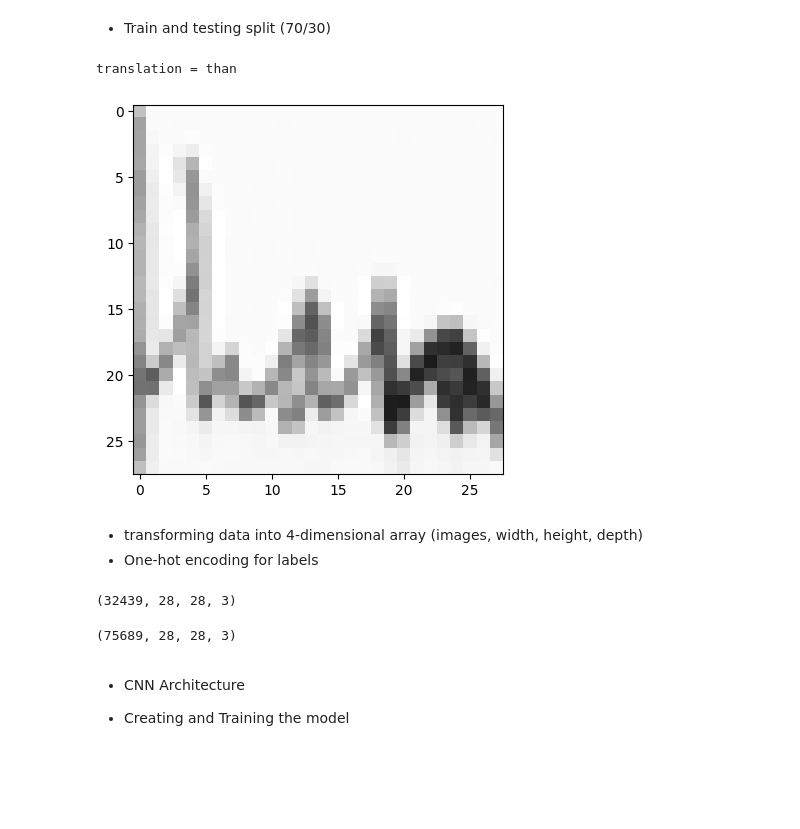
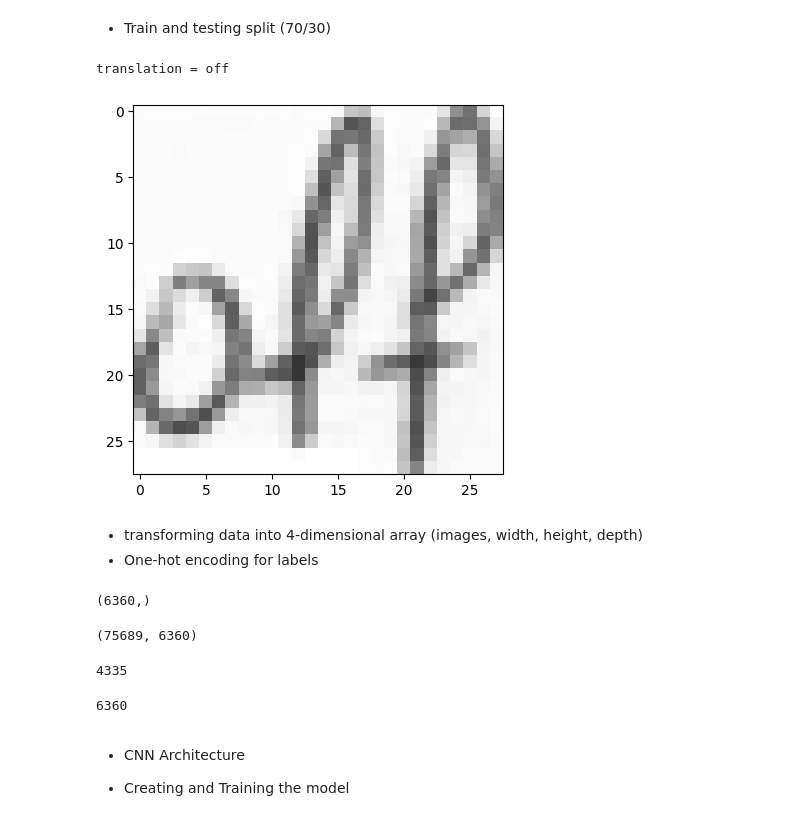
Before and after one commit to KazemZh/OCR_handwriting, a Jupyter notebook: notebooks/naive_CNN.ipynb, the cells around one changed output. Saved outputs shown, nothing was run; the diff lists cells and outputs as text; code cells hidden in the pictures; blank space fills up the shorter version.

Commit message:
Update preprocessing pipeline - label encoding, one-hot encoding, and class weights for imbalance handling

```diff
--- a/notebooks/naive_CNN.ipynb
+++ b/notebooks/naive_CNN.ipynb
@@ -69,11 +71,20 @@ print(df['transcription'].value_counts())
 min_samples = 2
 class_counts = df['transcription'].value_counts()
 classes_to_keep = class_counts[class_counts >= min_samples].index
-df_filtered = df[df['transcription'].isin(classes_to_keep)]
+df_filtered = df[df['transcription'].isin(classes_to_keep)].copy()
+# reset index after manipulation
+df_filtered.reset_index(drop=True, inplace=True)
 
 # Check transcription distribution after filtering
 print("Transcription distribution after filtering:")
 print(df_filtered['transcription'].value_counts())
+
+le = LabelEncoder()
+df_filtered['transcription_encoded'] = None
+df_filtered['transcription_encoded'] = le.fit_transform(df_filtered['transcription'])
+
+display(df_filtered.info())
+display(df_filtered.head())
 # %% [output]
 Transcription distribution before filtering:
 transcription
@@ -101,7 +119,7 @@ width, height = 28, 28  # Resize to 28x28
 for index, row in df_filtered.iterrows():
     image = Image.open(row['image_path']).convert('RGB').resize((width, height))
     X.append(np.array(image))
-    Y.append(row['transcription'])
+    Y.append(row['transcription_encoded'])
 
 X = np.array(X) / 255.0  # Normalize images
 print('Min: %.3f, Max: %.3f' % (X.min(), X.max()))
@@ -119,12 +137,13 @@ X_train, X_test, Y_train, Y_test = train_test_split(X, Y, test_size=0.3, random_
 # %%
 #Display a random image from the dataset (take any number from the random state)
 
-print('translation =',Y_train[1])
-plt.imshow(X_train[1])
+idx = df_filtered.loc[df_filtered['transcription_encoded'] == Y_train[0]].index[0]
+print('translation =', df_filtered['transcription'].iloc[idx])
+plt.imshow(X_train[0])
 plt.show()
 # %% [output]
-translation = than
+translation = off
-[figure, old version]
+[figure, new version]
 # %% [markdown]
 * transforming data into 4-dimensional array (images, width, height, depth)
 * One-hot encoding for labels
@@ -133,15 +152,27 @@ translation = than
 X_train = X_train.reshape((-1, 28, 28, 3))  # Adjust channels to 3 for RGB
 X_test = X_test.reshape((-1, 28, 28, 3))
 
+# Adding class weights to improve class balance
+class_weights = compute_class_weight(
+ class_weight='balanced',
+ classes=np.unique(Y_train),
+ y=Y_train)
+
 # One-hot encoding for labels
-y_train = pd.get_dummies(Y_train).values
-y_test = pd.get_dummies(Y_test).values
+num_classes = max(len(np.unique(Y_train)), len(np.unique(Y_test)))
+y_train = to_categorical(Y_train, num_classes=num_classes)
+y_test = to_categorical(Y_test, num_classes=num_classes)
 
-display(X_test.shape)
-display(X_train.shape)
+# check if one hot encoding was successful
+display(np.unique(Y_train).shape)
+display(y_train.shape)
+display(np.argmax(y_train))
+display(len(np.unique(Y_train)))
 # %% [output]
-(32439, 28, 28, 3)
+(6360,)
-(75689, 28, 28, 3)
+(75689, 6360)
+4335
+6360
 # %% [markdown]
 * CNN Architecture
 
```
Also changed, not shown: parts of 7 cells of this notebook.
